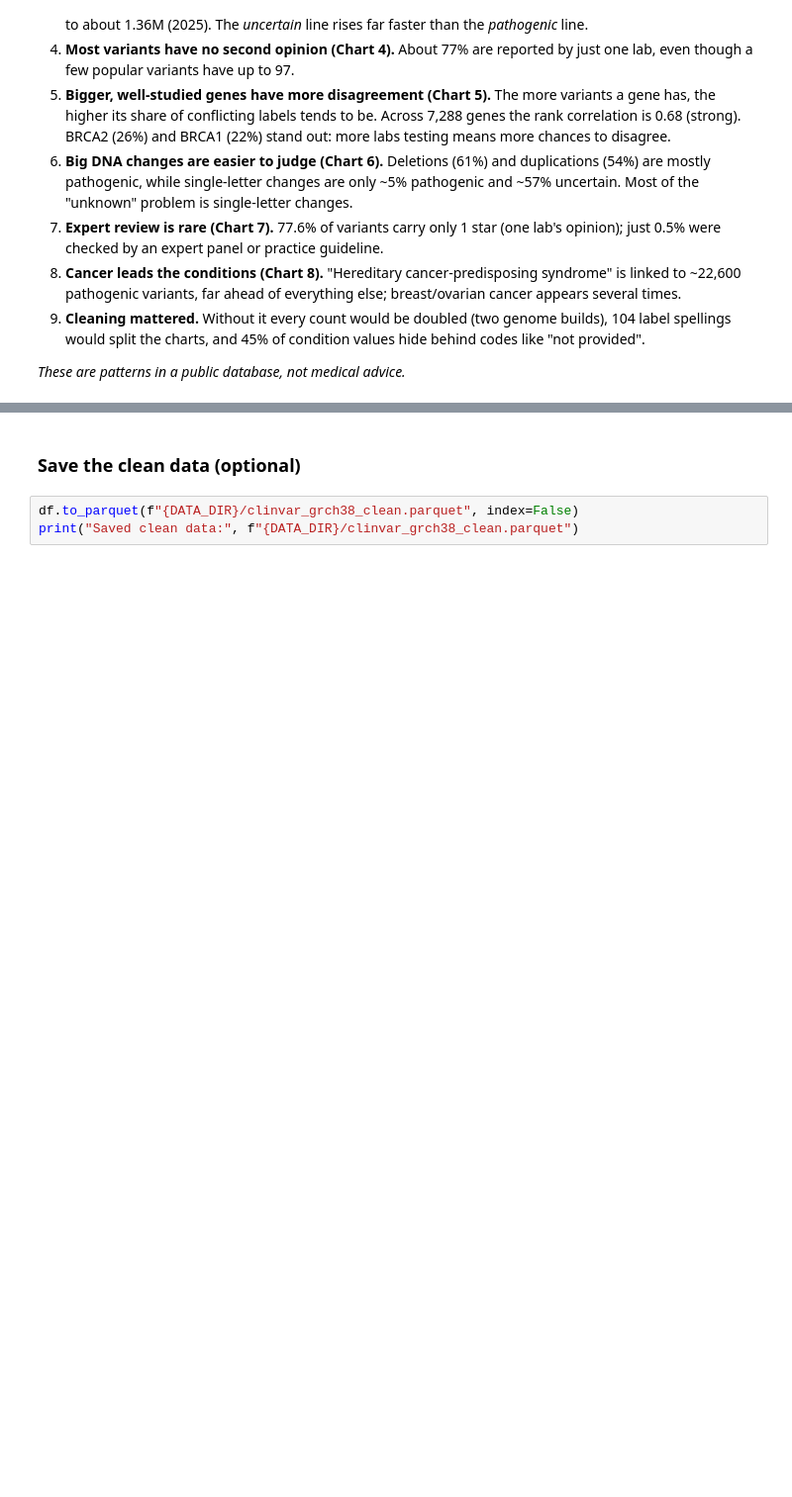
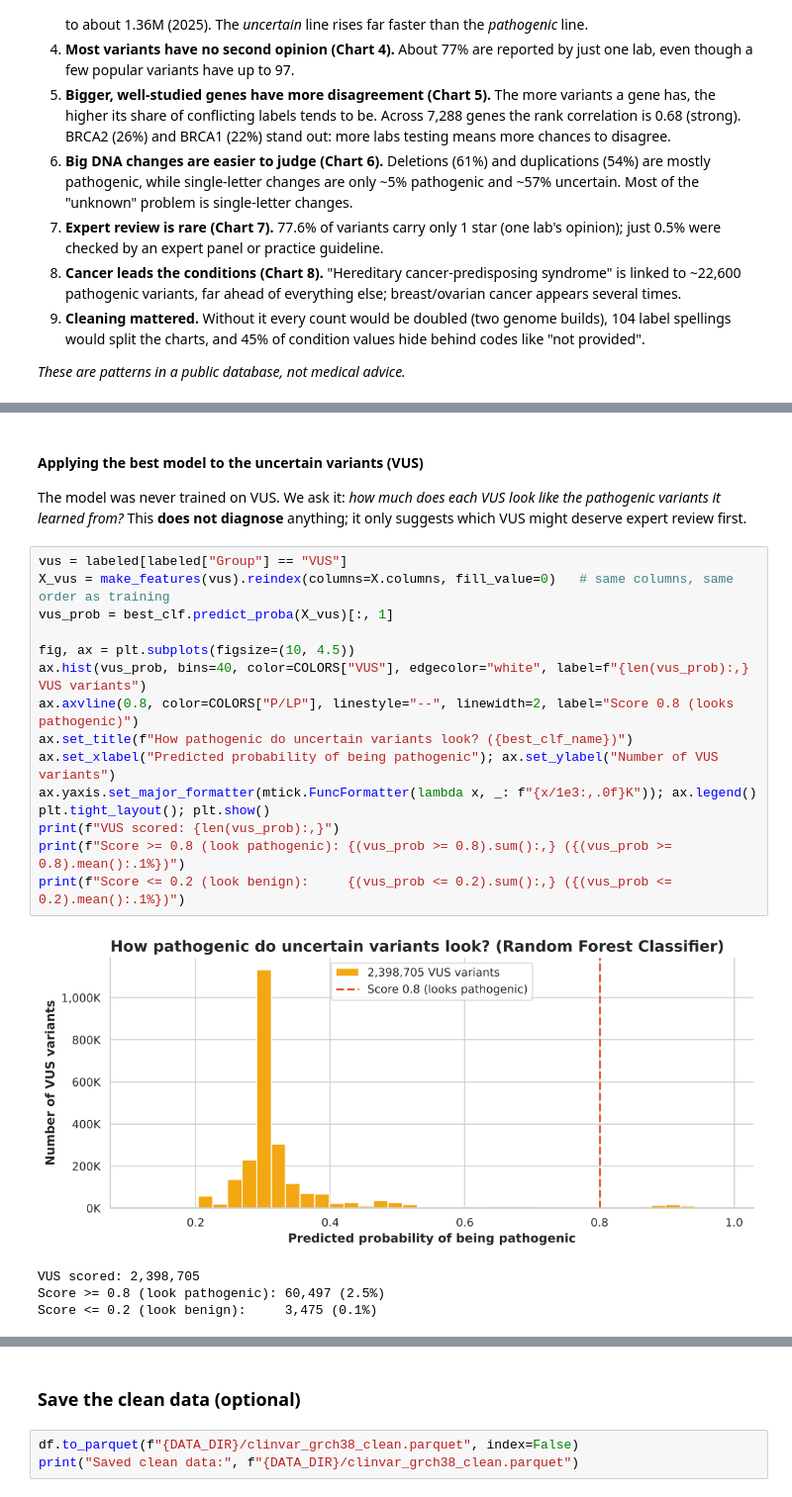
Before and after one commit to yeruka-ui/ClinVar-Data-Analysis, a Jupyter notebook: ClinVar_Final_Project.ipynb, the cells around one changed output, grey strips where cells are left out. Shown at 99% size. Drawn from its saved outputs; the diff is of its cells as text; blank space fills up the shorter version.

```diff
--- a/ClinVar_Final_Project.ipynb
+++ b/ClinVar_Final_Project.ipynb
@@ -569,0 +711,24 @@ plt.tight_layout(); plt.show()
+# %% [markdown]
+#### Applying the best model to the uncertain variants (VUS)
+
+The model was never trained on VUS. We ask it: *how much does each VUS look like the pathogenic variants it learned from?* This **does not diagnose** anything; it only suggests which VUS might deserve expert review first.
+# %%
+vus = labeled[labeled["Group"] == "VUS"]
+X_vus = make_features(vus).reindex(columns=X.columns, fill_value=0)   # same columns, same order as training
+vus_prob = best_clf.predict_proba(X_vus)[:, 1]
+
+fig, ax = plt.subplots(figsize=(10, 4.5))
+ax.hist(vus_prob, bins=40, color=COLORS["VUS"], edgecolor="white", label=f"{len(vus_prob):,} VUS variants")
+ax.axvline(0.8, color=COLORS["P/LP"], linestyle="--", linewidth=2, label="Score 0.8 (looks pathogenic)")
+ax.set_title(f"How pathogenic do uncertain variants look? ({best_clf_name})")
+ax.set_xlabel("Predicted probability of being pathogenic"); ax.set_ylabel("Number of VUS variants")
+ax.yaxis.set_major_formatter(mtick.FuncFormatter(lambda x, _: f"{x/1e3:,.0f}K")); ax.legend()
+plt.tight_layout(); plt.show()
+print(f"VUS scored: {len(vus_prob):,}")
+print(f"Score >= 0.8 (look pathogenic): {(vus_prob >= 0.8).sum():,} ({(vus_prob >= 0.8).mean():.1%})")
+print(f"Score <= 0.2 (look benign):     {(vus_prob <= 0.2).sum():,} ({(vus_prob <= 0.2).mean():.1%})")
+# %% [output]
+[figure, added]
+VUS scored: 2,398,705
+Score >= 0.8 (look pathogenic): 60,497 (2.5%)
+Score <= 0.2 (look benign):     3,475 (0.1%)
```
Also changed, not shown: parts of 20 cells of this notebook.
